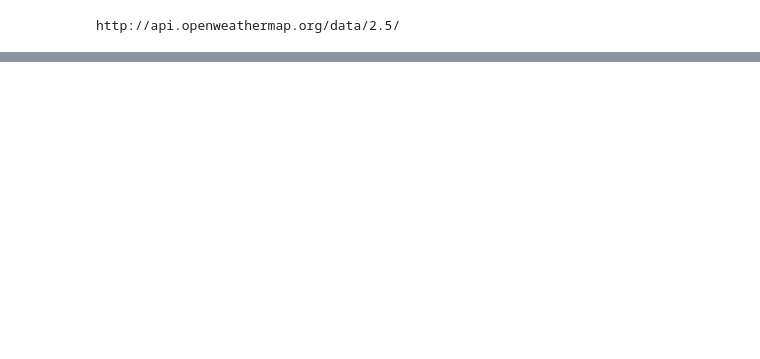
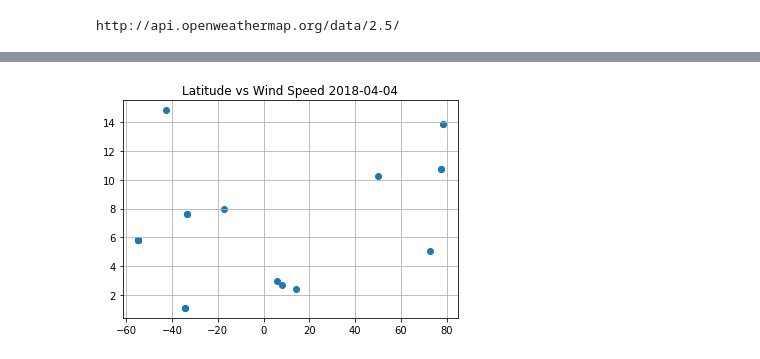
Before and after one commit to ankitagoel11/python-practice, a Jupyter notebook: API_Citypy and Openweathermap_practice_v2.ipynb, the cells around one changed output, grey strips where cells are left out. Cells and saved outputs as stored; diff of their text form; code cells hidden in the pictures; blank space fills up the shorter version.

```diff
--- a/API_Citypy and Openweathermap_practice_v2.ipynb
+++ b/API_Citypy and Openweathermap_practice_v2.ipynb
@@ -144,0 +154,7 @@ plt.show()
+# %%
+plt.scatter(latitude, wind_speed)
+plt.title( "Latitude vs Wind Speed " + str(date) )
+plt.grid()
+plt.show()
+# %% [output]
+[figure, added]
```
Also changed, not shown: parts of 10 cells of this notebook.
